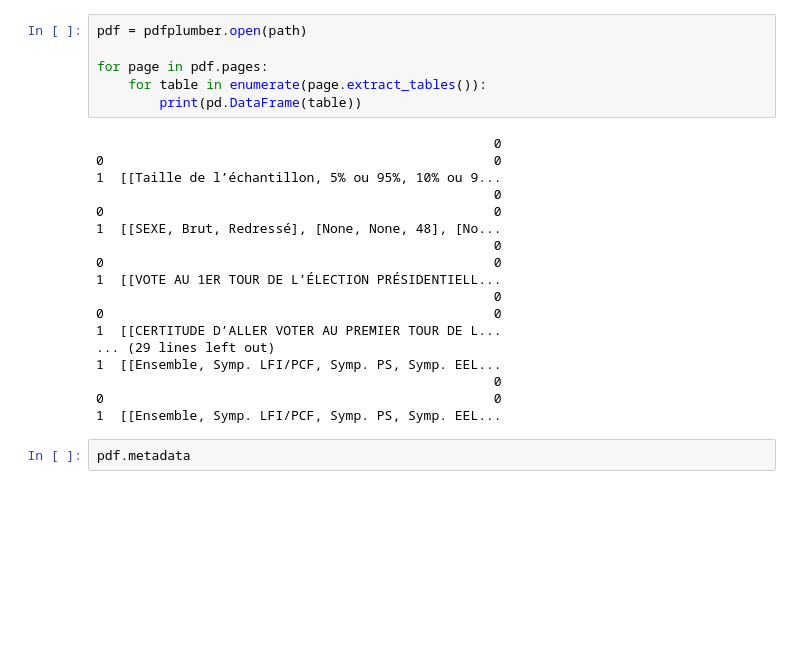
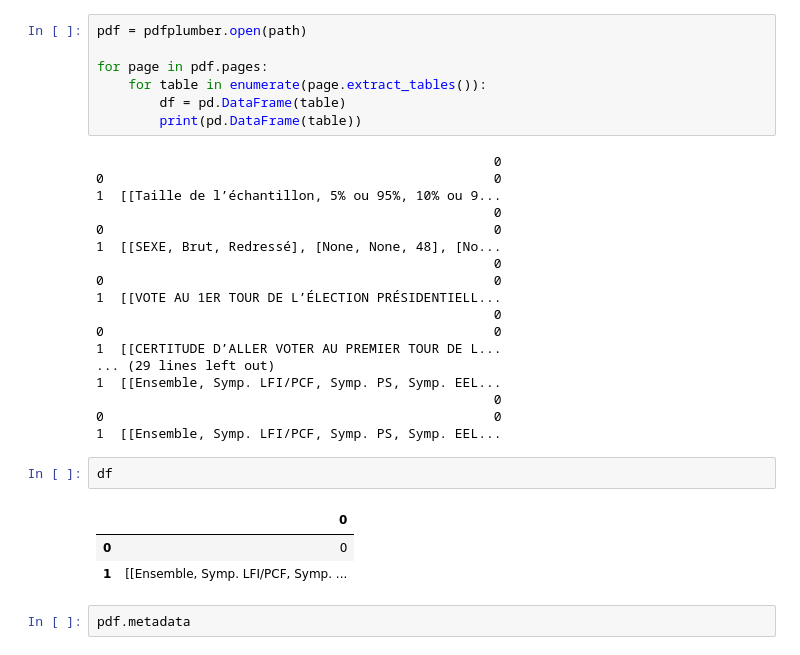
Before and after one commit to micka-sudo/politik, a Jupyter notebook: sondage/extract_data_pdf.ipynb, the cells around one changed output. Saved outputs shown, nothing was run; the diff lists cells and outputs as text; blank space fills up the shorter version.

```diff
--- a/sondage/extract_data_pdf.ipynb
+++ b/sondage/extract_data_pdf.ipynb
@@ -14,6 +14,7 @@ pdf = pdfplumber.open(path)
 
 for page in pdf.pages:
     for table in enumerate(page.extract_tables()):
+        df = pd.DataFrame(table)
         print(pd.DataFrame(table))
 # %% [output]
                                                    0
@@ -33,6 +34,12 @@ for page in pdf.pages:
                                                    0
 0                                                  0
 1  [[Ensemble, Symp. LFI/PCF, Symp. PS, Symp. EEL...
+# %%
+df
+# %% [output]
+|  | 0 |
+| 0 | 0 |
+| 1 | [[Ensemble, Symp. LFI/PCF, Symp. ... |
 # %%
 pdf.metadata
 # %% [output]
```
Also changed, not shown: parts of 6 cells of this notebook.
